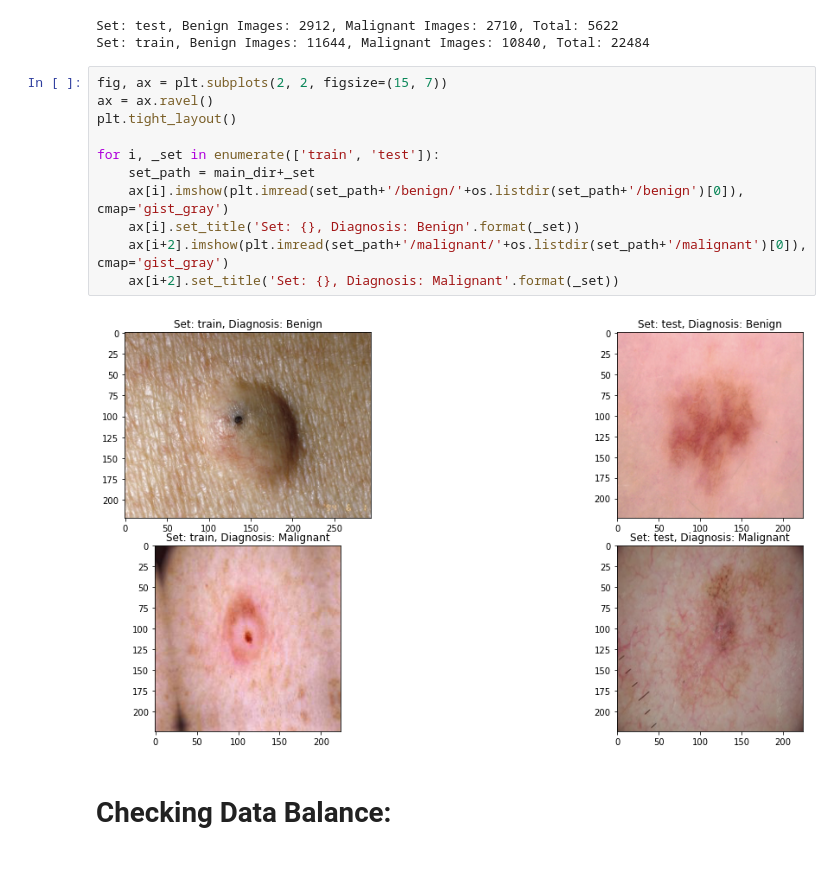
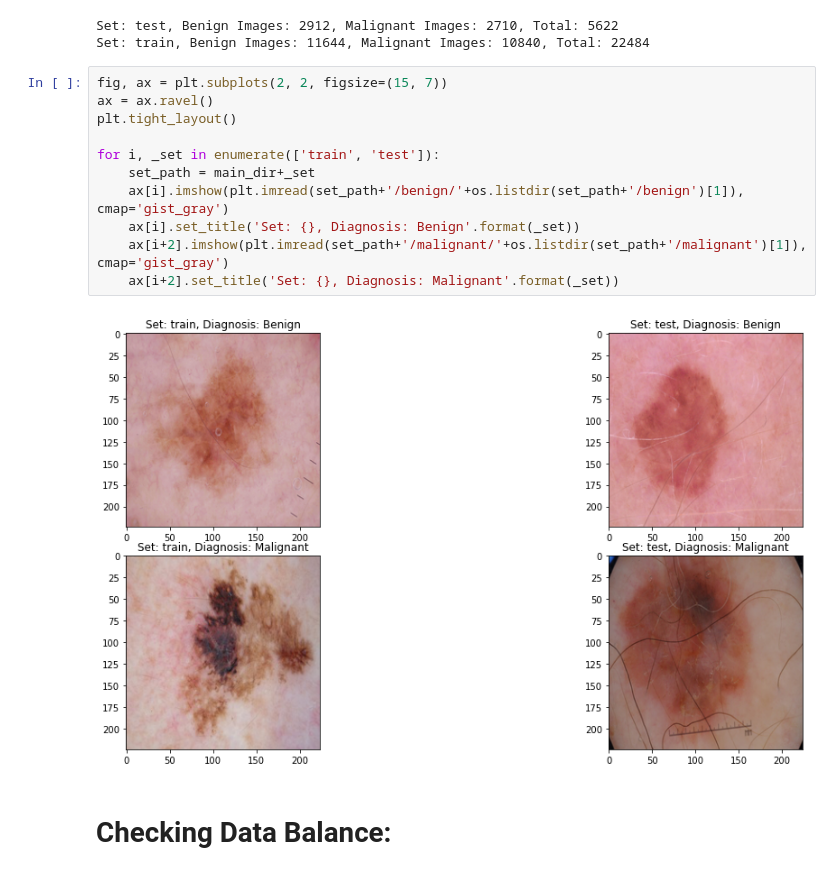
Before and after one commit to samtuleen/skin-cancer-image-classification, a Jupyter notebook: report_notebook.ipynb, the cells around one changed output. Saved outputs shown, nothing was run; the diff lists cells and outputs as text.

```diff
--- a/report_notebook.ipynb
+++ b/report_notebook.ipynb
@@ -61,16 +64,16 @@ Set: train, Benign Images: 11644, Malignant Images: 10840, Total: 22484
 # %%
 fig, ax = plt.subplots(2, 2, figsize=(15, 7))
 ax = ax.ravel()
 plt.tight_layout()
 
 for i, _set in enumerate(['train', 'test']):
     set_path = main_dir+_set
-    ax[i].imshow(plt.imread(set_path+'/benign/'+os.listdir(set_path+'/benign')[0]), cmap='gist_gray')
+    ax[i].imshow(plt.imread(set_path+'/benign/'+os.listdir(set_path+'/benign')[1]), cmap='gist_gray')
     ax[i].set_title('Set: {}, Diagnosis: Benign'.format(_set))
-    ax[i+2].imshow(plt.imread(set_path+'/malignant/'+os.listdir(set_path+'/malignant')[0]), cmap='gist_gray')
+    ax[i+2].imshow(plt.imread(set_path+'/malignant/'+os.listdir(set_path+'/malignant')[1]), cmap='gist_gray')
     ax[i+2].set_title('Set: {}, Diagnosis: Malignant'.format(_set))
 # %% [output]
-[figure, old version]
+[figure, new version]
 # %% [markdown]
 # Checking Data Balance:
 # %%
```
Also changed, not shown: parts of 4 cells of this notebook, 1 other file.
